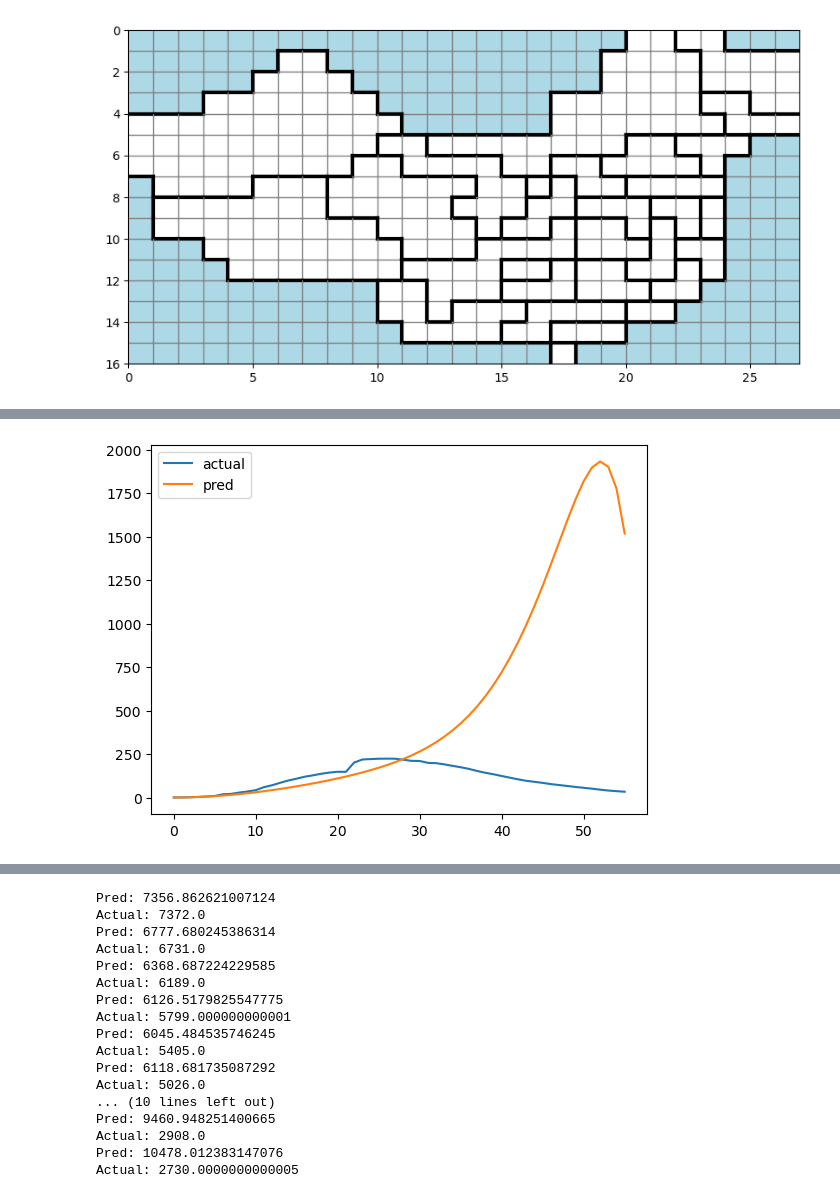
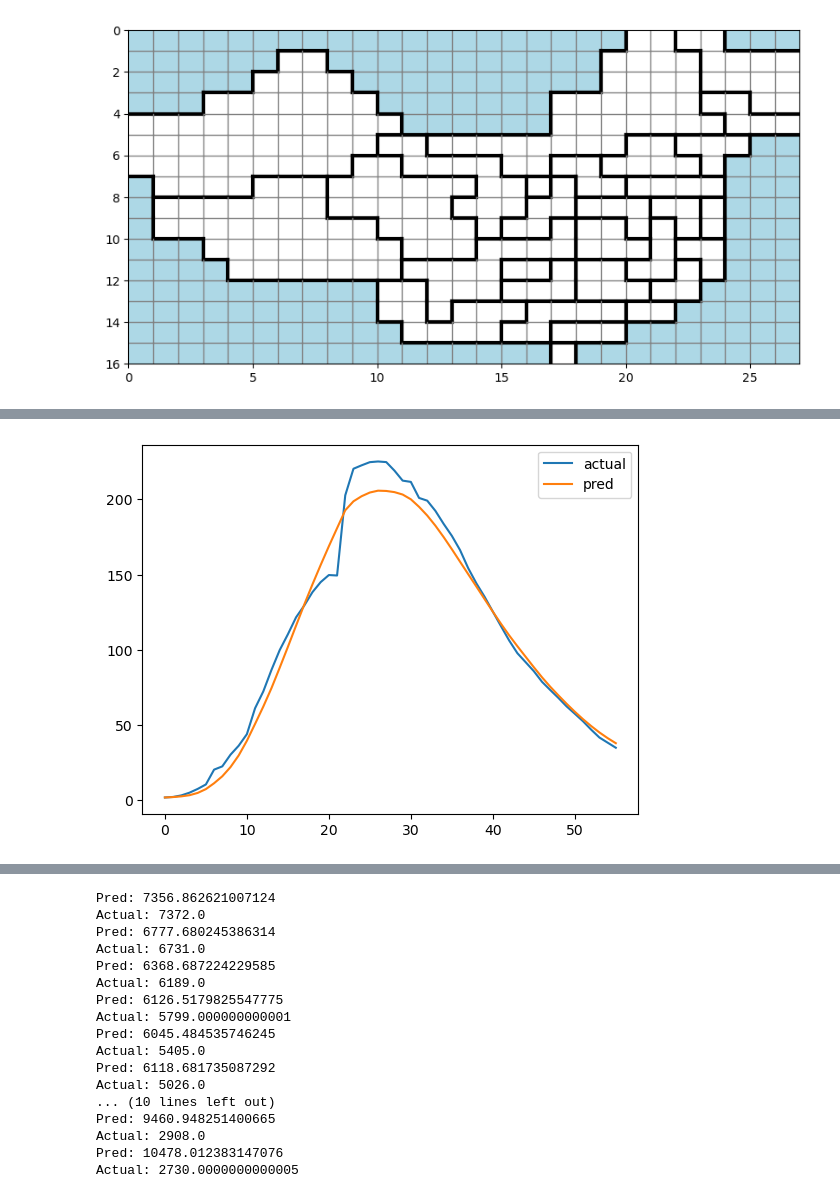
Before and after one commit to IvanRares/Licenta, a Jupyter notebook: Implementare.ipynb, the cells around one changed output, grey strips where cells are left out. Drawn from its saved outputs; the diff is of its cells as text; code cells hidden in the pictures.

```diff
--- a/Implementare.ipynb
+++ b/Implementare.ipynb
@@ -195,35 +242,34 @@ def calculate_p(alpha,beta,gamma,m_bar):
     new_p = np.concatenate((aux[..., :1],
                               aux[..., 1:] * (beta - gamma - alpha)), axis=-1)
     return fix_p(new_p)
-
+import math
 def calculate_m_bar(m):
     unique_values = np.unique(grid)
     m_bar = np.zeros_like(m)
     for value in unique_values:
         indices = np.where(grid == value)
         cell_count = len(indices[0])
-        m_sum = np.sum(m[indices])
+        m_sum = math.ceil(np.sum(m[indices]))
         m_bar[grid == value] = m_sum / cell_count
     return m_bar
 
 def calculate_m(m_bar,p_bar,q):
     return m_bar+predict_i(p_bar,q)
-# %%
-prediction=np.zeros((days,grid.shape[0],grid.shape[1]))
-m=ca_infected[0]
-prediction[0]=m
-for i in range(1,days):
-    m_bar=calculate_m_bar(m)
-    p_bar=calculate_p(alpha,beta,gamma,m_bar)
-    m=calculate_m(m_bar,p_bar,q)
-    prediction[i]=m
-
-sums=[ca_infected[i].sum()/258 for i in range(days)]
-pred_sums=[prediction[i].sum()/258 for i in range(days)]
-
-plt.plot(range(days),sums,label="actual")
-plt.plot(range(days),pred_sums,label="pred")
-plt.legend()
-plt.show()
-# %% [output]
-[figure, removed]
+# %%
+prediction=np.zeros((days,grid.shape[0],grid.shape[1]))
+m=ca_infected[0]
+prediction[0]=m
+for i in range(1,days):
+    m_bar=calculate_m_bar(m)
+    m=calculate_m(m_bar,p[i-1],q)
+    prediction[i]=m
+
+sums=[ca_infected[i].sum()/258 for i in range(days)]
+pred_sums=[prediction[i].sum()/258 for i in range(days)]
+
+plt.plot(range(days),sums,label="actual")
+plt.plot(range(days),pred_sums,label="pred")
+plt.legend()
+plt.show()
+# %% [output]
+[figure, added]
```
Also changed, not shown: parts of 3 cells of this notebook.
